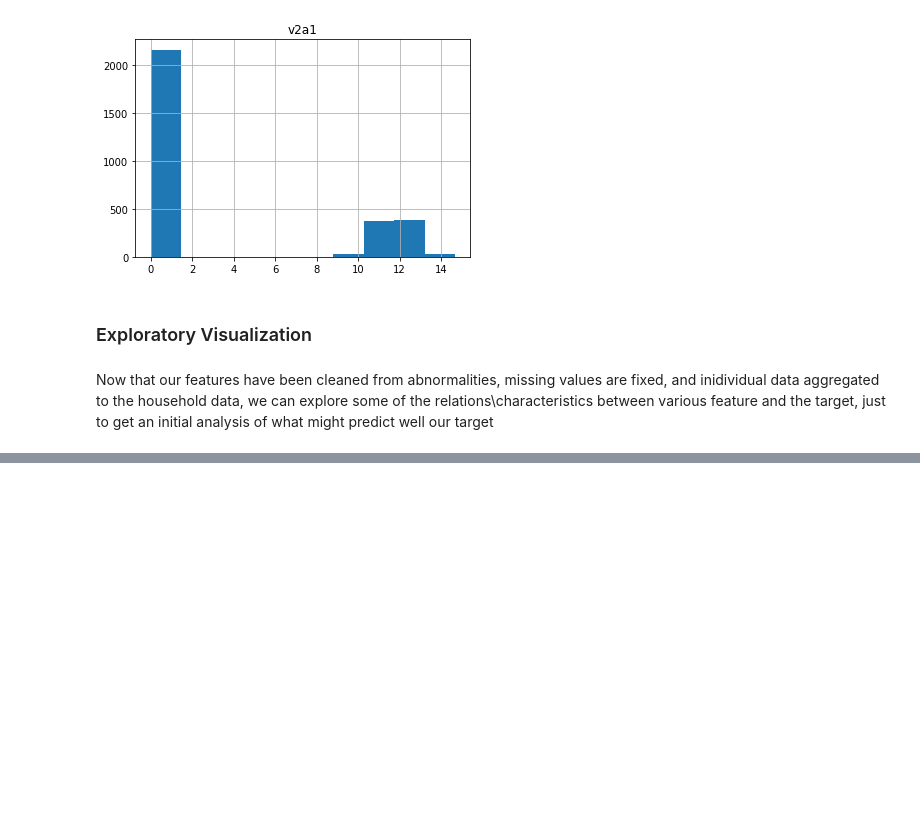
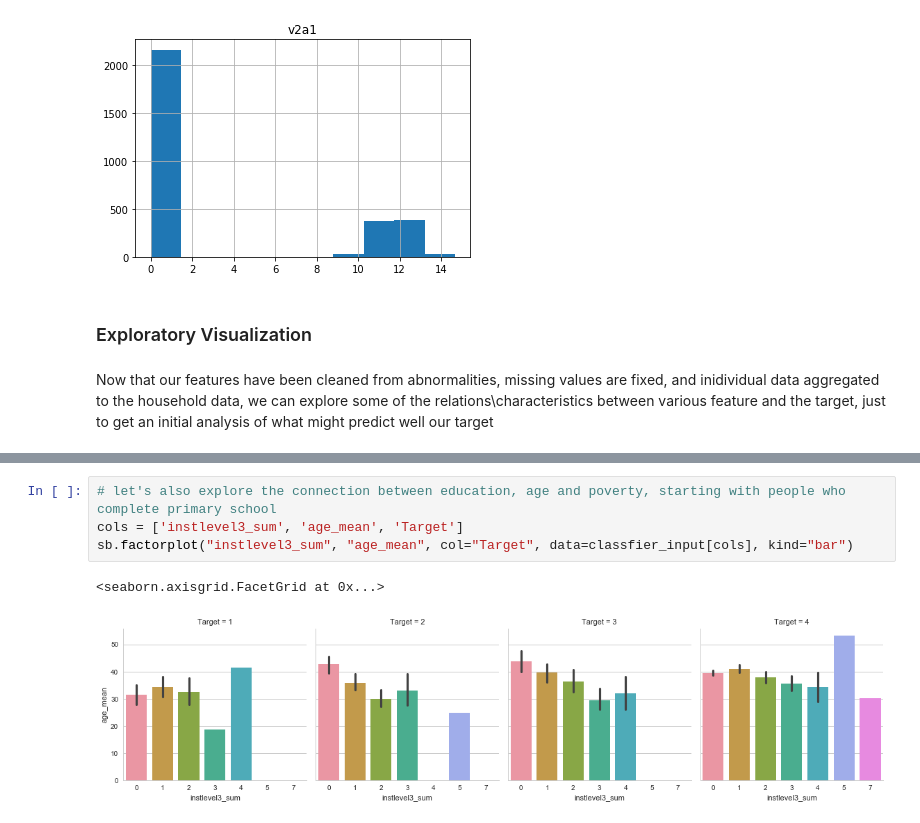
Before and after one commit to Pinif/Udacity-Capstone, a Jupyter notebook: Capstone.ipynb, the cells around one changed output, grey strips where cells are left out. Cells and saved outputs as stored; diff of their text form; blank space fills up the shorter version.

```diff
--- a/Capstone.ipynb
+++ b/Capstone.ipynb
@@ -617,0 +622,7 @@ Now that our features have been cleaned from abnormalities, missing values are f
+# %%
+# let's also explore the connection between education, age and poverty, starting with people who complete primary school
+cols = ['instlevel3_sum', 'age_mean', 'Target']
+sb.factorplot("instlevel3_sum", "age_mean", col="Target", data=classfier_input[cols], kind="bar")
+# %% [output]
+<seaborn.axisgrid.FacetGrid at 0x...>
+[figure, added]
```
Also changed, not shown: parts of 41 cells of this notebook, 2 other files.
